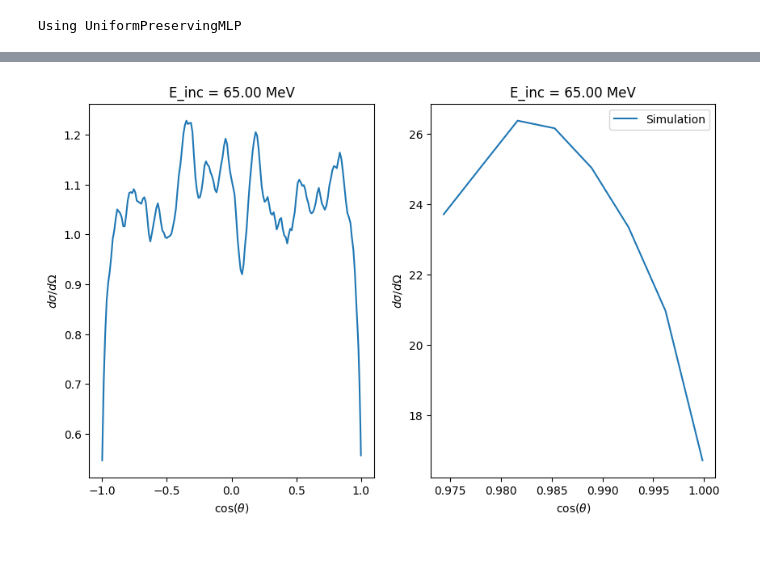
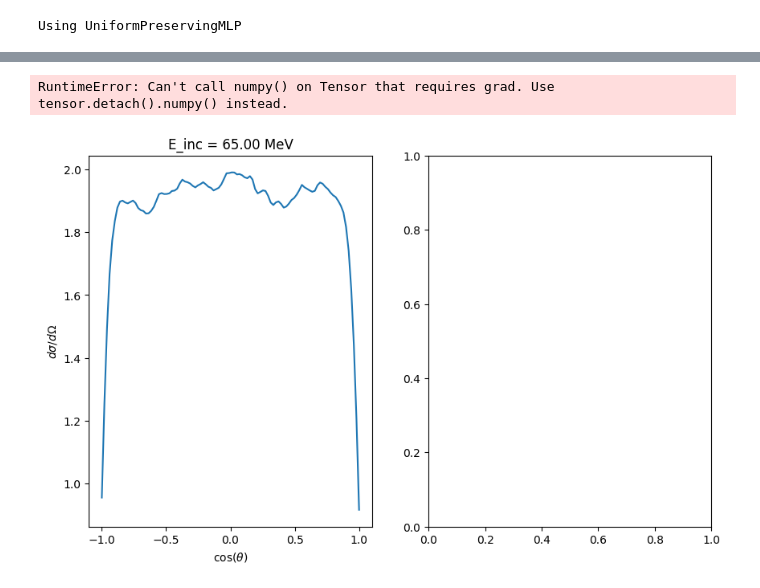
Before and after one commit to LucAstrand/MCML, a Jupyter notebook: npReactionv7.ipynb, the cells around one changed output, grey strips where cells are left out. Drawn from its saved outputs; the diff is of its cells as text; code cells hidden in the pictures; blank space fills up the shorter version.

```diff
--- a/npReactionv7.ipynb
+++ b/npReactionv7.ipynb
@@ -560,18 +609,40 @@ n_layers    = 5       # number of hidden layers in the network (reduced for fast
 n_out       = n_in    # must match the number of output parameters
 batch_size  = 40      # samples of random number per batch, to build the distribution. Larger is better, but slower
 n_mc_samples = 2_000#5_000  # reduced for faster training
-epochs      = 2_000#4_000    # number of epochs to train the network
+epochs      = 1_000#4_000    # number of epochs to train the network
 lr          = 1e-3    # learning rate for the optimizer
 l1_lambda   = 1e-3  # L1 regularization strength
+
+cos_theta_exp = torch.tensor([1, 3, 5, 7, 9, 11, 13], dtype=torch.float32)
+cos_theta_bins = create_full_range_grid_with_exp_points(800, cos_theta_exp)
+
+# E_sec_bins = torch.linspace(E_sec_exp.min(), E_sec_exp.max(), len(E_sec_exp) + 1)
+
+# Prep experimental data
+all_Ek = torch.stack([res['E_inc'] for res in integrated_results]) / 1e6 # (N,)
+
+all_exp = torch.stack([res['int_over_E_sec'] for res in integrated_results])  # (N, M)
+# all_exp = torch.stack([res['int_over_theta'] for res in integrated_results])  # (N, M)
+
+all_Ek = all_Ek.to(device)
+all_exp = all_exp.to(device)
+num_samples_total = all_Ek.shape[0]
 
 
 print("Using UniformPreservingMLP")
 net = UniformPreservingMLP(n_in, n_lamda, n_hidden, n_layers, n_out).to(device)
 
-optimiser = optim.Adam(net.parameters(), lr=lr)
+acs_pipeline = ACSPipeline(cos_theta_bins=cos_theta_bins).to(device)
+# ecs_pipeline = ECSPipeline(E_bins=E_sec_bins).to(device)
 
-# Maybe AdamW?
-# optimiser = optim.AdamW(net.parameters(), lr=lr, weight_decay=1e-5)????
+# optimiser = optim.Adam(net.parameters() + list(acs_pipeline.parameters()), lr=lr)
+
+# Maybe AdamW: wd = 1e-4 is a good starting point according to ChatGPT :)
+optimiser = optim.AdamW(
+    list(net.parameters()) + list(acs_pipeline.parameters()),
+    lr=lr,
+    weight_decay=1e-4
+)
 
 # Scheduler to reduce learning rate on plateau
 # This will reduce the learning rate if the loss does not improve for a certain number of epochs
@@ -908,7 +939,7 @@ for idx in monitor_indices:
     plt.plot(cos_theta_bins.cpu(), sim_dist.cpu(), label='Simulation')
     # plt.plot(cos_theta_bins.cpu(), sim_dist_nonet.cpu(), label='Simulation no net')
     plt.xlabel(r'$\cos(\theta)$')
-    plt.xlim(cos_theta_exp_plot.min(), cos_theta_exp_plot.max())
+    # plt.xlim(cos_theta_exp_plot.min(), cos_theta_exp_plot.max())
 
     # plt.plot(E_sec_exp.cpu(), exp_dist.cpu(), label='Experimental')
     # plt.plot(E_sec_exp.cpu(), sim_dist.cpu(), label='Simulation')
@@ -927,7 +970,9 @@ import matplotlib.pyplot as plt
 
 
 cos_theta_exp = torch.tensor([1, 3, 5, 7, 9, 11, 13], dtype=torch.float32)
-cos_theta_bins = create_full_range_grid_with_exp_points(180, cos_theta_exp)
+# cos_theta_bins = create_full_range_grid_with_exp_points(180, cos_theta_exp)
+cos_theta_bins = torch.tensor(np.linspace(-1.0, 1.0, 100), dtype=torch.float32)  # Full range grid
+
 acs_pipeline_full_range = ACSPipeline(cos_theta_bins=cos_theta_bins).to(device)
 
 _cos_theta_exp = torch.tensor(sorted(np.cos(np.radians(df['theta'].unique()))), dtype=torch.float32)
@@ -939,7 +984,7 @@ acs_pipeline_exp_range = ACSPipeline(cos_theta_bins=_cos_theta_bins).to(device)
 
 net.eval()
 
-n_mc_samples = 5_000
+n_mc_samples = 20_000
 monitor_indices = range(len(integrated_results))  # pick a few energies
 
 
@@ -965,32 +1010,33 @@ for idx in monitor_indices:
 
     sim_dist_full = acs_pipeline_full_range(Ek_batch * 1e3, u1, u2, u3).squeeze(0)  # (M,)
     sim_dist_full = sim_dist_full * exp_dist.sum() / (sim_dist_full.sum() + 1e-8)
 
     sim_dist_exp_range = acs_pipeline_exp_range(Ek_batch * 1e3, u1, u2, u3).squeeze(0)  # (M,)
     sim_dist_exp_range = sim_dist_exp_range * exp_dist.sum() / (sim_dist_exp_range.sum() + 1e-8)
 
     cos_theta_exp_plot = torch.tensor(sorted(np.cos(np.radians(df['theta'].unique()))), dtype=torch.float32)
     # Plot
 
     plt.figure(figsize=(10, 6))
     plt.subplot(1, 2, 1)
-    plt.plot(cos_theta_bins.cpu(), sim_dist_full.cpu(), label='Simulation')
+    plt.plot(cos_theta_bins.detach().cpu(), sim_dist_full.detach().cpu(), label='Simulation')
 
     plt.xlabel(r'$\cos(\theta)$')
     plt.ylabel(r'$d\sigma/d\Omega$')
     plt.title(f'E_inc = {(Ek_val.item() * 1e3):.2f} MeV')
     # plt.legend()
     # plt.show()
 
     plt.subplot(1, 2, 2)
     plt.plot(_cos_theta_bins.cpu(), sim_dist_exp_range.cpu(), label='Simulation')
     plt.xlabel(r'$\cos(\theta)$')
     plt.ylabel(r'$d\sigma/d\Omega$')
     plt.title(f'E_inc = {(Ek_val.item() * 1e3):.2f} MeV')
     plt.legend()
     plt.show()
 
 
 # ## Testing
 # %% [output]
+RuntimeError: Can't call numpy() on Tensor that requires grad. Use tensor.detach().numpy() instead.
-[figure, old version]
+[figure, new version]
```
Also changed, not shown: parts of 9 cells of this notebook, 1 other file.
